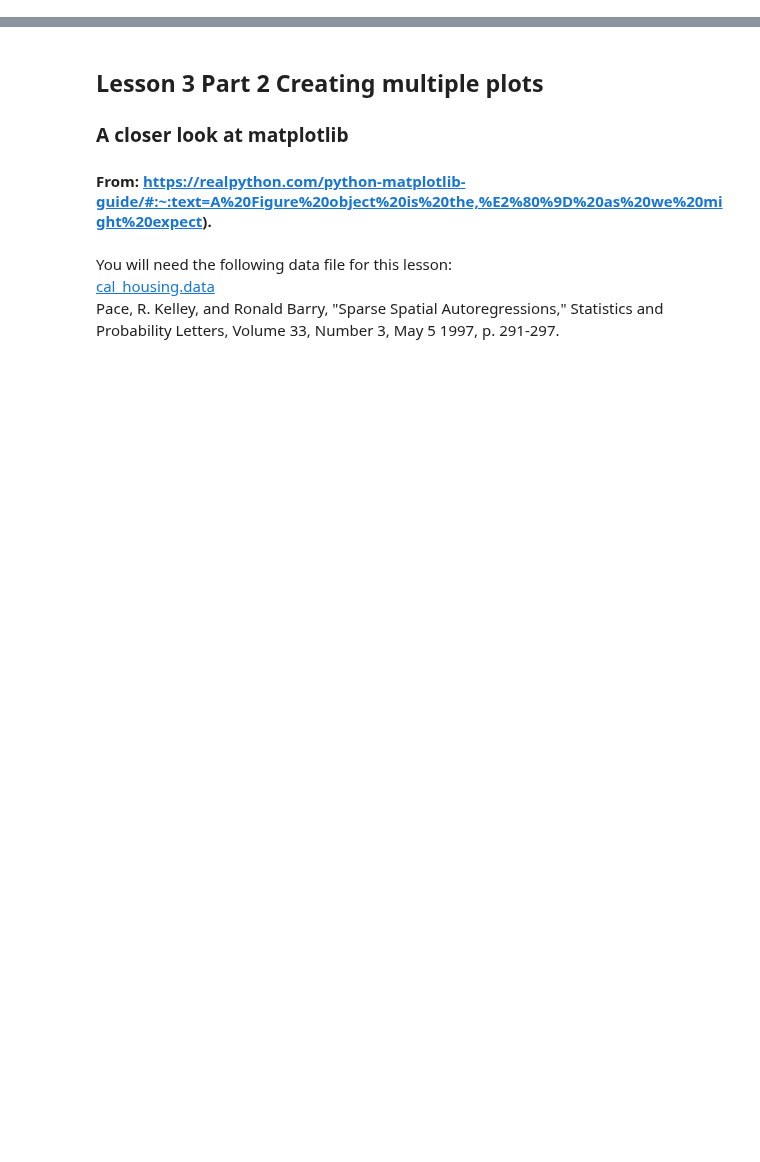
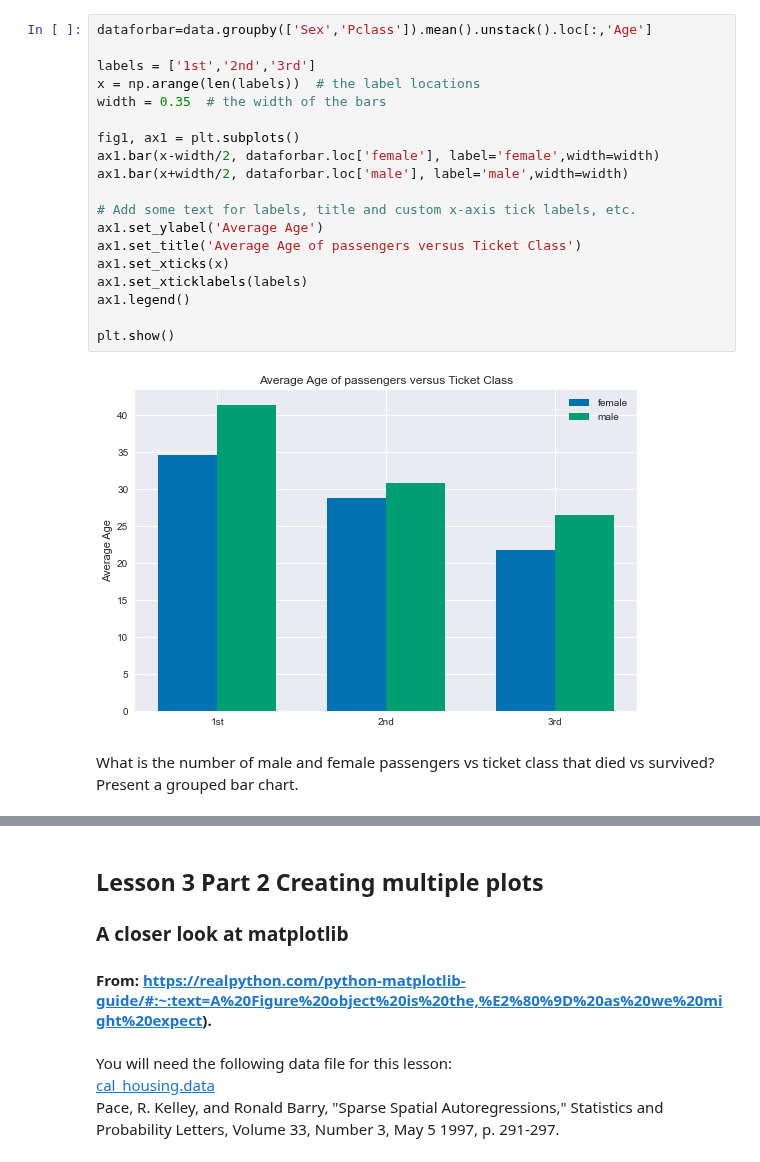
Before and after one commit to sgcorcoran/Python-for-MSE, a Jupyter notebook: lessons_3114/04_closer_look_at_pandas.ipynb, the cells around one changed output, grey strips where cells are left out. Saved outputs shown, nothing was run; the diff lists cells and outputs as text; blank space fills up the shorter version.

```diff
--- a/lessons_3114/Lesson 3 Part 2 Grouping plots together.ipynb
+++ b/lessons_3114/04_closer_look_at_pandas.ipynb
@@ -0,0 +160,23 @@
+# %%
+dataforbar=data.groupby(['Sex','Pclass']).mean().unstack().loc[:,'Age']
+
+labels = ['1st','2nd','3rd']
+x = np.arange(len(labels))  # the label locations
+width = 0.35  # the width of the bars
+
+fig1, ax1 = plt.subplots()
+ax1.bar(x-width/2, dataforbar.loc['female'], label='female',width=width)
+ax1.bar(x+width/2, dataforbar.loc['male'], label='male',width=width)
+
+# Add some text for labels, title and custom x-axis tick labels, etc.
+ax1.set_ylabel('Average Age')
+ax1.set_title('Average Age of passengers versus Ticket Class')
+ax1.set_xticks(x)
+ax1.set_xticklabels(labels)
+ax1.legend()
+
+plt.show()
+# %% [output]
+[figure, added]
+# %% [markdown]
+What is the number of male and female passengers vs ticket class that died vs survived? Present a grouped bar chart.
```
Also changed, not shown: parts of 29 cells of this notebook, 8 other files.
